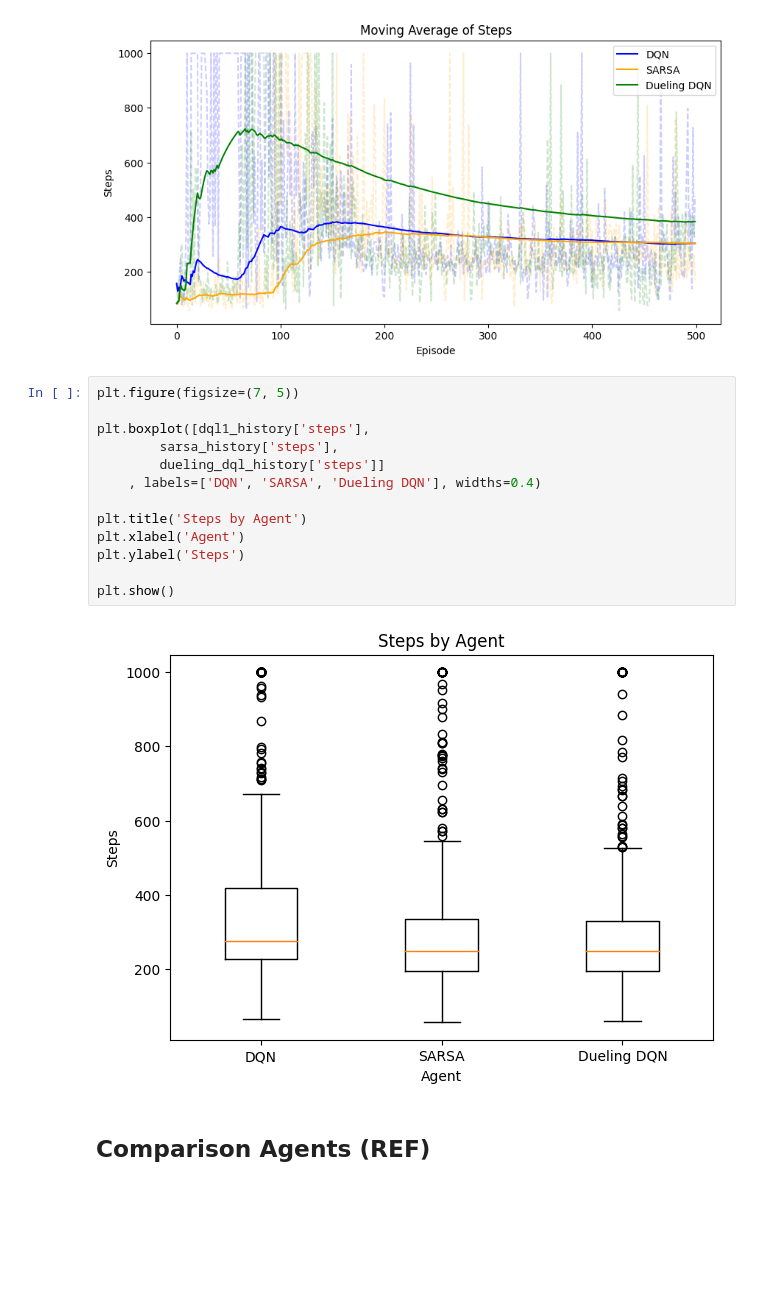
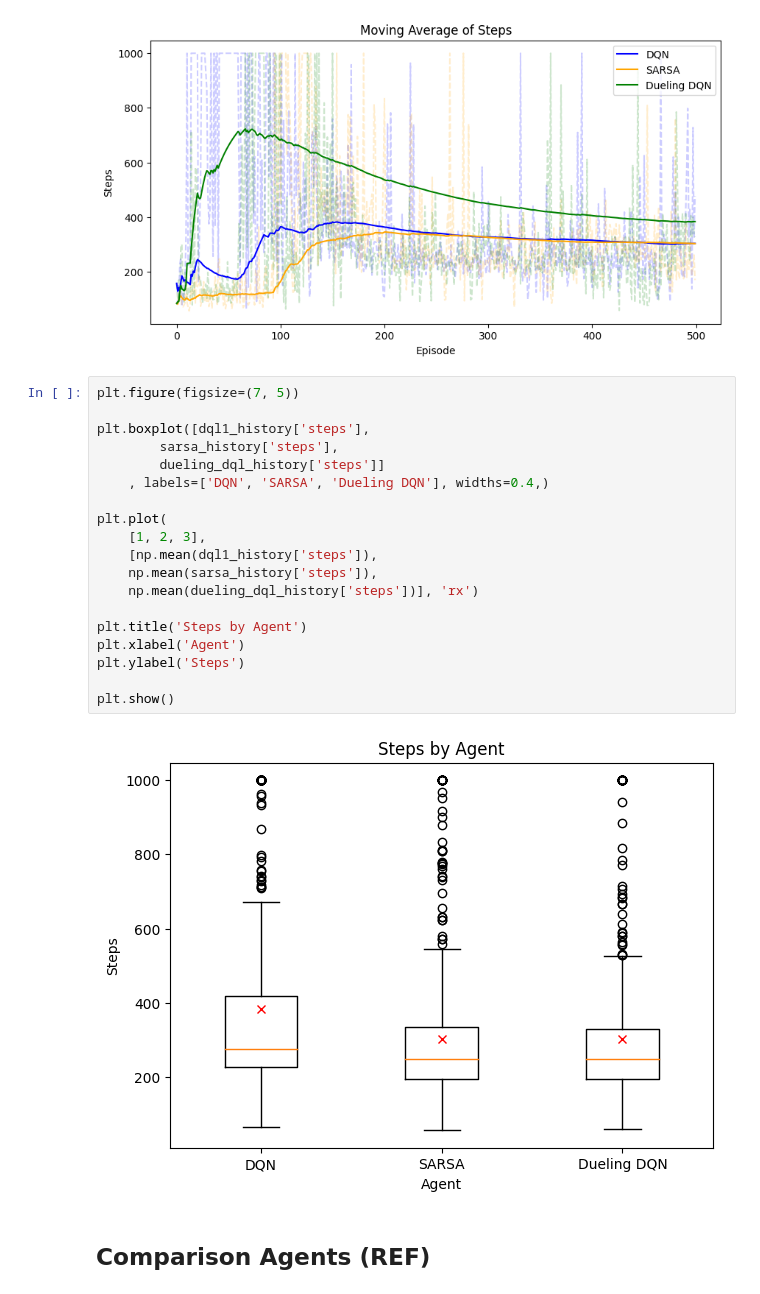
Before and after one commit to timothyckl/Lunar-Lander-RL, a Jupyter notebook: 7_Analysis.ipynb, the cells around one changed output. Cells and saved outputs as stored; diff of their text form; blank space fills up the shorter version.

Commit message:
Update docs and plots

```diff
--- a/7_Analysis.ipynb
+++ b/7_Analysis.ipynb
@@ -119,18 +120,24 @@ plt.show()
 # %%
 plt.figure(figsize=(7, 5))
 
 plt.boxplot([dql1_history['steps'],
         sarsa_history['steps'],
         dueling_dql_history['steps']]
-    , labels=['DQN', 'SARSA', 'Dueling DQN'], widths=0.4)
+    , labels=['DQN', 'SARSA', 'Dueling DQN'], widths=0.4,)
+
+plt.plot(
+    [1, 2, 3],
+    [np.mean(dql1_history['steps']),
+    np.mean(sarsa_history['steps']),
+    np.mean(dueling_dql_history['steps'])], 'rx')
 
 plt.title('Steps by Agent')
 plt.xlabel('Agent')
 plt.ylabel('Steps')
 
 plt.show()
 # %% [output]
-[figure, old version]
+[figure, new version]
 # %% [markdown]
 ## Comparison Agents (REF)
 # %%
```
Also changed, not shown: parts of 2 cells of this notebook, 3 other files.
